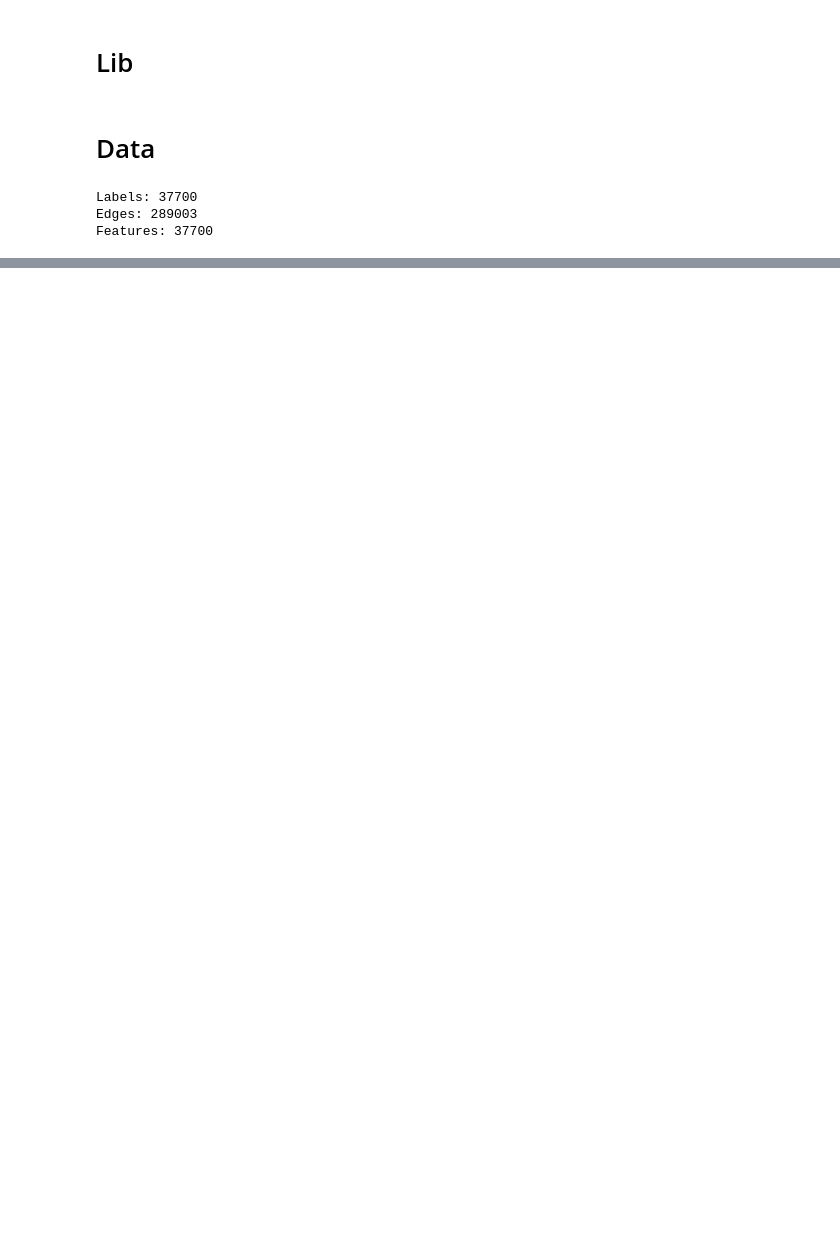
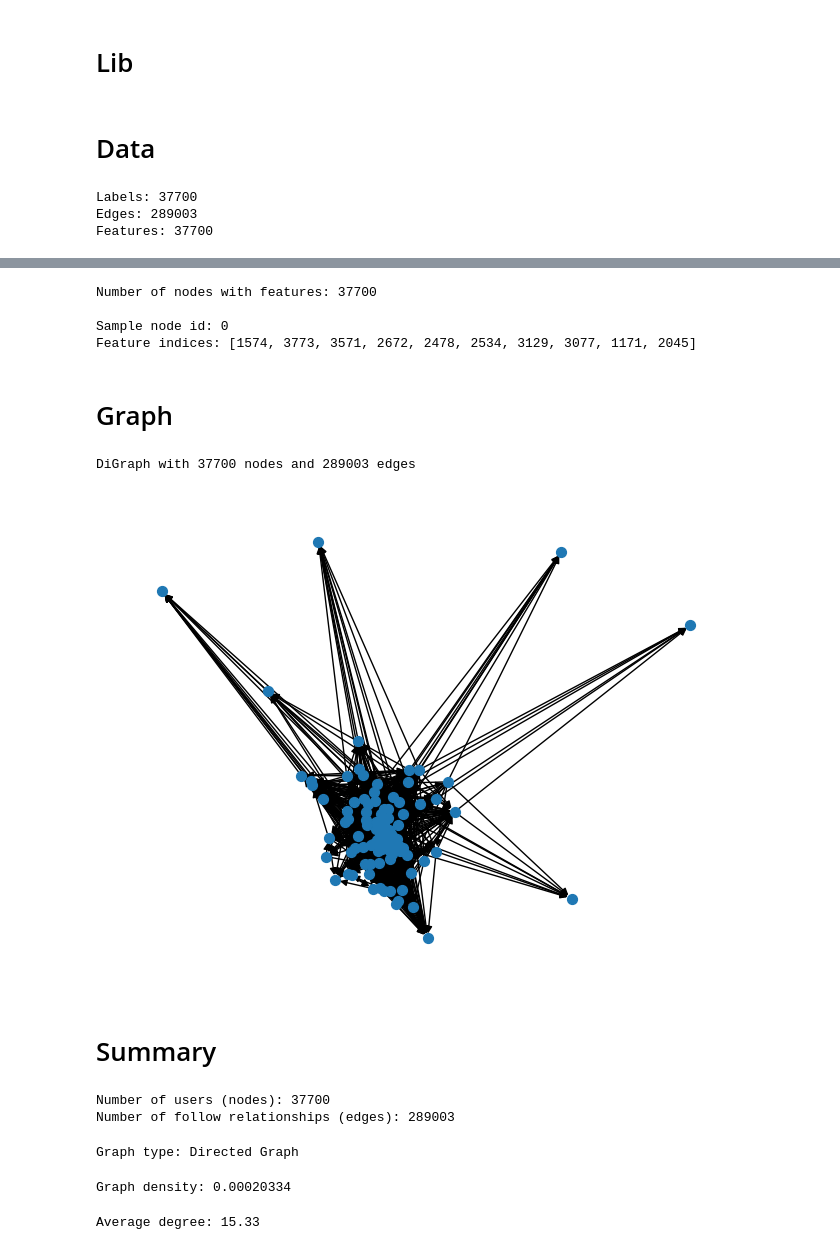
Before and after one commit to Avcuongy/social-analysis-project, a Jupyter notebook: notebooks/analysis/1_overview.ipynb, the cells around one changed output, grey strips where cells are left out. Drawn from its saved outputs; the diff is of its cells as text; code cells hidden in the pictures; blank space fills up the shorter version.

```diff
--- a/notebooks/analysis/1_overview.ipynb
+++ b/notebooks/analysis/1_overview.ipynb
@@ -191,0 +77,60 @@ Tiến hành vẽ mạng cục bộ (Ego-graph) cho Node ID: 31890 (Sở hữu 9
+# %%
+print(f"Number of nodes with features: {len(features_json)}")
+
+sample_key = list(features_json.keys())[0]
+print(f"\nSample node id: {sample_key}")
+print(f"Feature indices: {features_json[sample_key][:10]}")
+# %% [output]
+Number of nodes with features: 37700
+
+Sample node id: 0
+Feature indices: [1574, 3773, 3571, 2672, 2478, 2534, 3129, 3077, 1171, 2045]
+# %% [markdown]
+# Graph
+# %%
+G = nx.from_pandas_edgelist(
+    df_edges, source="id_1", target="id_2", create_using=nx.DiGraph()
+)
+# %%
+print(G)
+# %% [output]
+DiGraph with 37700 nodes and 289003 edges
+# %%
+# Visualize top 100 nodes by degree
+k = 100
+top_nodes = sorted(G.nodes(), key=lambda n: G.degree(n), reverse=True)[:k]
+H = G.subgraph(top_nodes)
+nx.draw_spring(H, node_size=50, with_labels=False)
+plt.show()
+# %% [output]
+[figure, added]
+# %% [markdown]
+# Summary
+# %%
+num_nodes = G.number_of_nodes()
+num_edges = G.number_of_edges()
+print(f"Number of users (nodes): {num_nodes}")
+print(f"Number of follow relationships (edges): {num_edges}")
+# %% [output]
+Number of users (nodes): 37700
+Number of follow relationships (edges): 289003
+# %%
+# Directed / Undirected
+print(f"Graph type: {'Directed Graph' if G.is_directed() else 'Undirected Graph'}")
+# %% [output]
+Graph type: Directed Graph
+# %%
+# Density
+density = nx.density(G)
+print(f"Graph density: {density:.8f}")
+# %% [output]
+Graph density: 0.00020334
+# %%
+# Average degree
+degrees = dict(G.degree())
+
+avg_degree = np.mean(list(degrees.values()))
+
+print(f"Average degree: {avg_degree:.2f}")
+# %% [output]
+Average degree: 15.33
```
Also changed, not shown: parts of 43 cells of this notebook, 1 other file.
